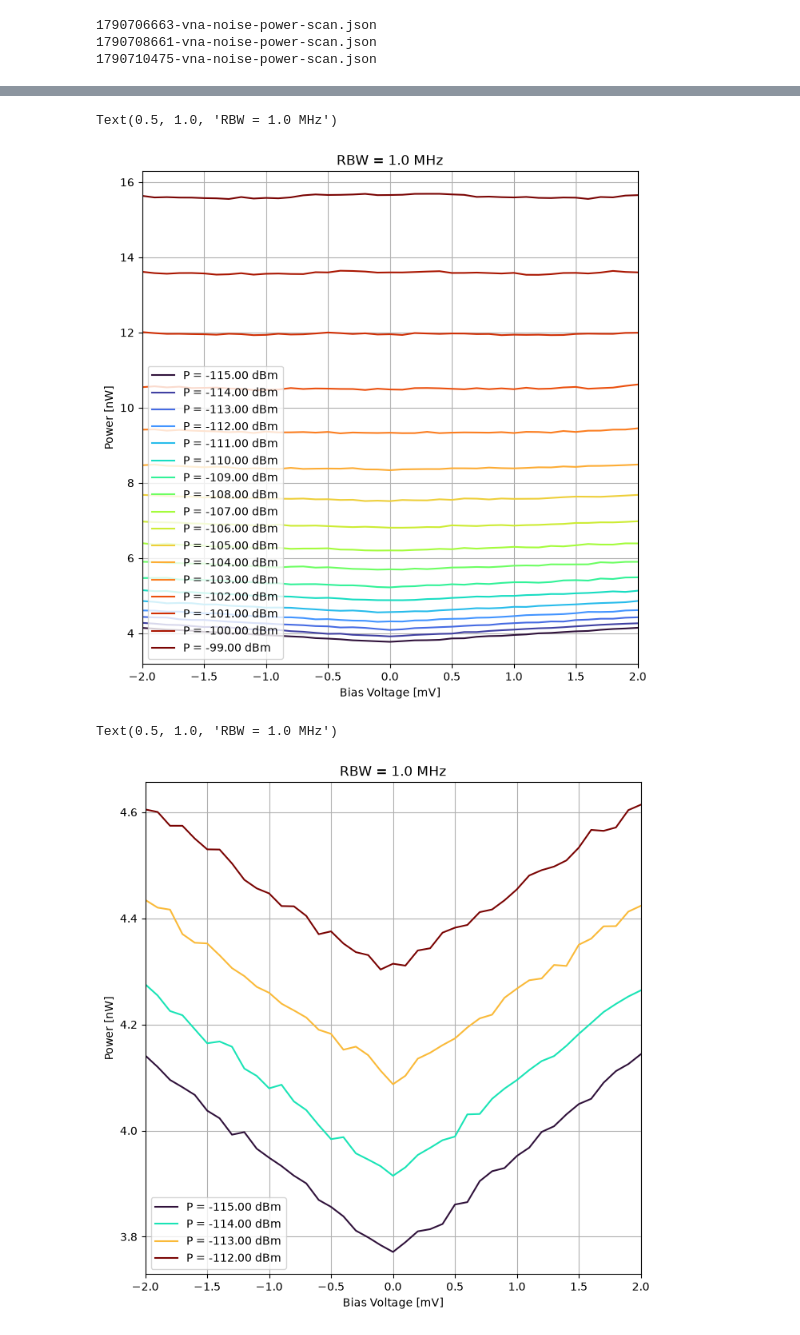
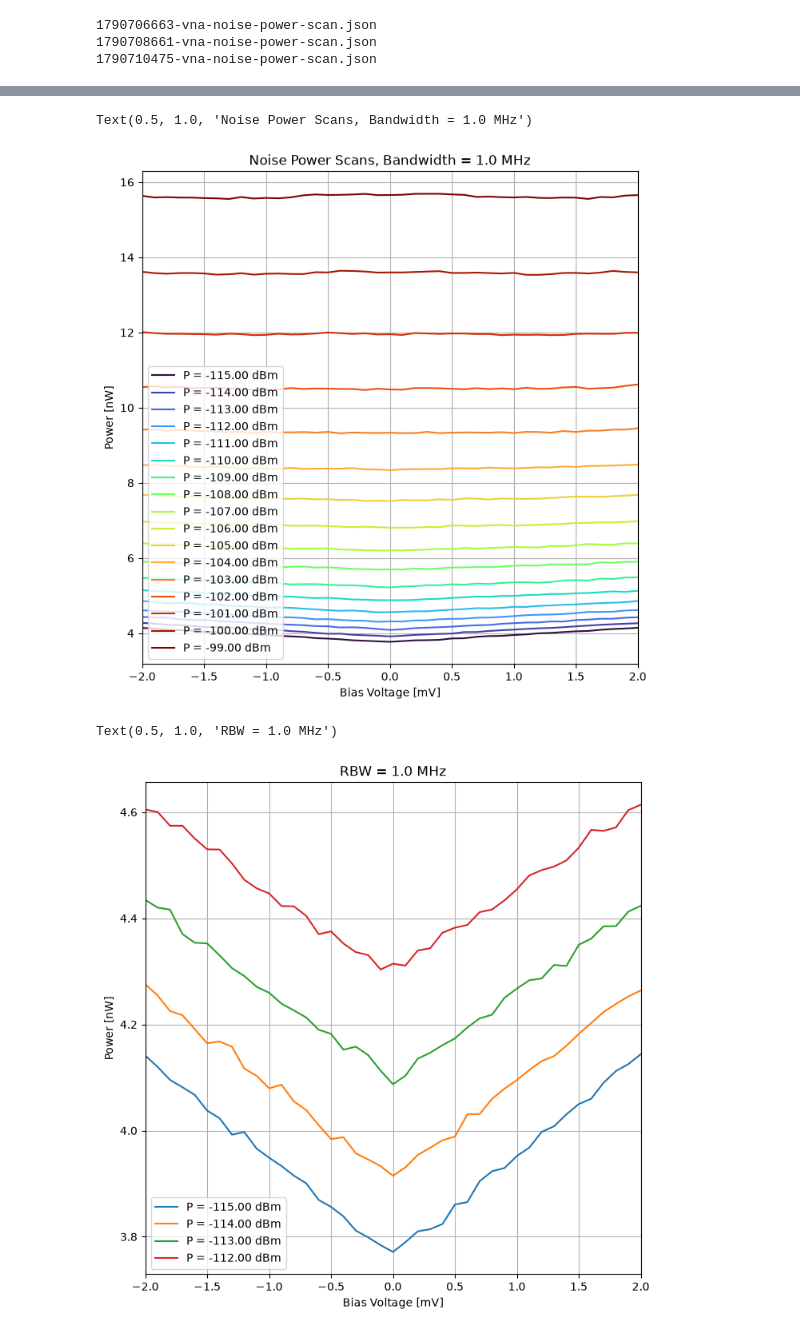
Before and after one commit to LafeLabs/noisecube, a Jupyter notebook: noise-power-scans/plot-noise-power-scans.ipynb, the cells around one changed output, grey strips where cells are left out. Drawn from its saved outputs; the diff is of its cells as text; code cells hidden in the pictures.

Commit message:
slight plot tweaks

```diff
--- a/noise-power-scans/plot-noise-power-scans.ipynb
+++ b/noise-power-scans/plot-noise-power-scans.ipynb
@@ -69,27 +69,27 @@ plt.xlim(-2,2)
 plt.xlabel('Bias Voltage [mV]')
 plt.ylabel('Power [nW]')
 plt.grid()
-plt.title('RBW = '  + str(scans[0]['rbw']/1e6) + " MHz")
+plt.title('Noise Power Scans, Bandwidth = '  + str(scans[0]['rbw']/1e6) + " MHz")
 #plt.axhline(y=1.075, color='r', linestyle='--', label='Threshold')
 # %% [output]
-Text(0.5, 1.0, 'RBW = 1.0 MHz')
+Text(0.5, 1.0, 'Noise Power Scans, Bandwidth = 1.0 MHz')
-[figure, old version]
+[figure, new version]
 # %%
 legend = []
 fig, ax = plt.subplots(figsize=(8, 8))
-plt.gca().set_prop_cycle(color=plt.cm.turbo(np.linspace(0, 1,4)))
+#plt.gca().set_prop_cycle(color=plt.cm.turbo(np.linspace(0,1,4)))
 
 for index in np.arange(4):
     plt.plot(1000*np.array(scans[0]['noise_bias'])*2/200,np.array(scans[0]['noise'][index])/1e-9)
     legend.append(f"P = {scans[0]['power'][index] - 25 - 60:.2f} dBm")
 plt.legend(legend,loc='lower left')
 plt.xlim(-2,2)
 #plt.ylim(1.04,1.1)
 plt.xlabel('Bias Voltage [mV]')
 plt.ylabel('Power [nW]')
 plt.grid()
 plt.title('RBW = '  + str(scans[0]['rbw']/1e6) + " MHz")
 #plt.axhline(y=1.075, color='r', linestyle='--', label='Threshold')
 # %% [output]
 Text(0.5, 1.0, 'RBW = 1.0 MHz')
-[figure, old version]
+[figure, new version]
```
Also changed, not shown: parts of 1 cell of this notebook.
